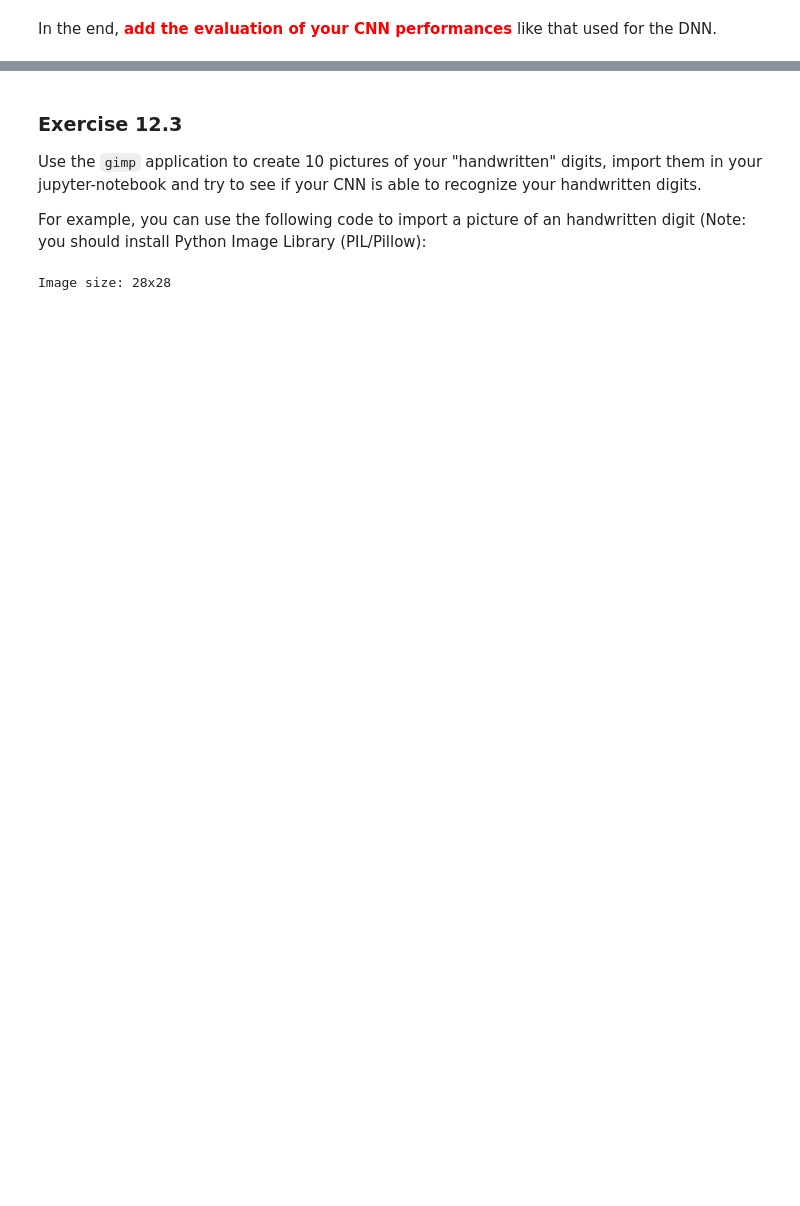
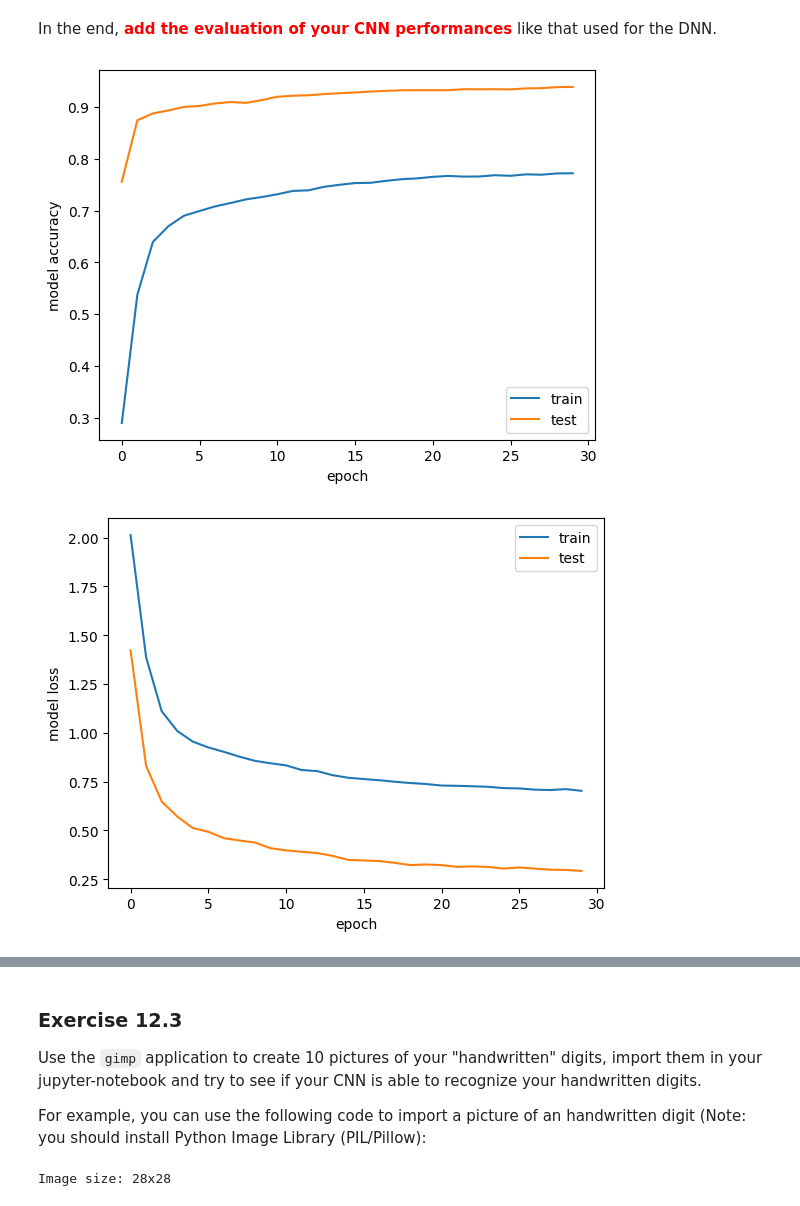
Before and after one commit to sergio-egm/lsn_delivery_exercises, a Jupyter notebook: es12/LSN_Exercises_12.ipynb, the cells around one changed output, grey strips where cells are left out. Cells and saved outputs as stored; diff of their text form; code cells hidden in the pictures; blank space fills up the shorter version.

```diff
--- a/es12/LSN_Exercises_12.ipynb
+++ b/es12/LSN_Exercises_12.ipynb
@@ -299,11 +311,9 @@ def create_CNN():
     # remember to move towards a standard flat layer in the final part of your DNN,
     # and that we need a soft-max layer with num_classes=10 possible outputs
     #
-
     model.add(MaxPooling2D(10))
-
+    model.add(Dropout(0.5))
     model.add(Flatten())
-
     model.add(Dense(num_classes,activation='softmax'))
 
     # compile the model
@@ -316,13 +326,13 @@ Train your DCNN and evaluate its performance proceeding exactly as before:
 # %%
 # training parameters
 batch_size = 32
-epochs = 5     # INSERT HERE AN ADEQUATE NUMBER OF EPOCHS!
+epochs = 30     # INSERT HERE AN ADEQUATE NUMBER OF EPOCHS!
 
 # create the deep conv net
 model_CNN=create_CNN()
 
 # train CNN
-model_CNN.fit(X_train, Y_train,
+history=model_CNN.fit(X_train, Y_train,
           batch_size=batch_size,
           epochs=epochs,
           verbose=1,
@@ -353,2 +366,23 @@ Test accuracy: 0.9150999784469604
 # %% [markdown]
 In the end, **<span style="color:red">add the evaluation of your CNN performances</span>** like that used for the DNN.
+# %%
+# look into training history
+
+# summarize history for accuracy
+plt.plot(history.history['acc'])
+plt.plot(history.history['val_acc'])
+plt.ylabel('model accuracy')
+plt.xlabel('epoch')
+plt.legend(['train', 'test'], loc='best')
+plt.show()
+
+# summarize history for loss
+plt.plot(history.history['loss'])
+plt.plot(history.history['val_loss'])
+plt.ylabel('model loss')
+plt.xlabel('epoch')
+plt.legend(['train', 'test'], loc='best')
+plt.show()
+# %% [output]
+[figure, added]
+[figure, added]
```
Also changed, not shown: parts of 21 cells of this notebook, 10 other files.
